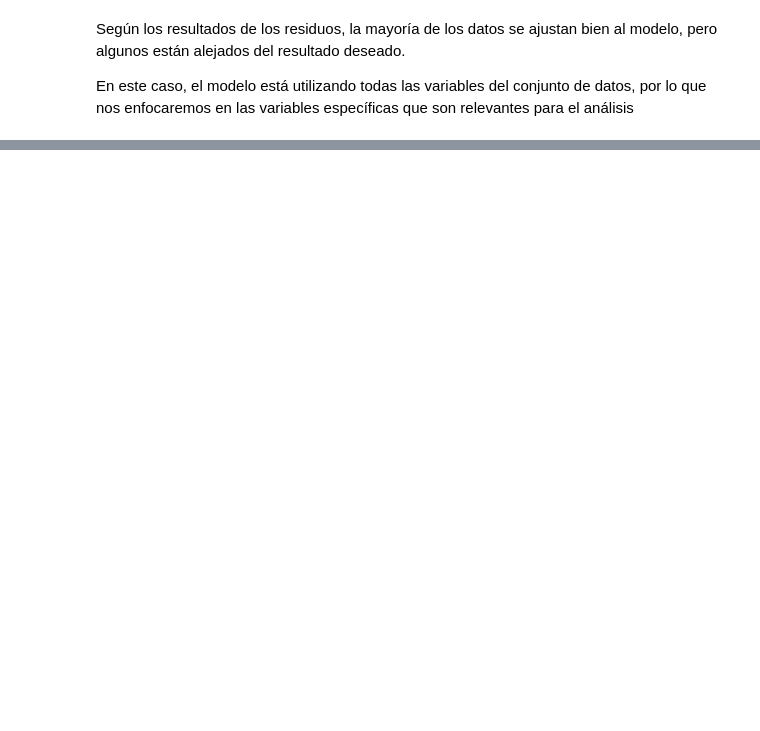
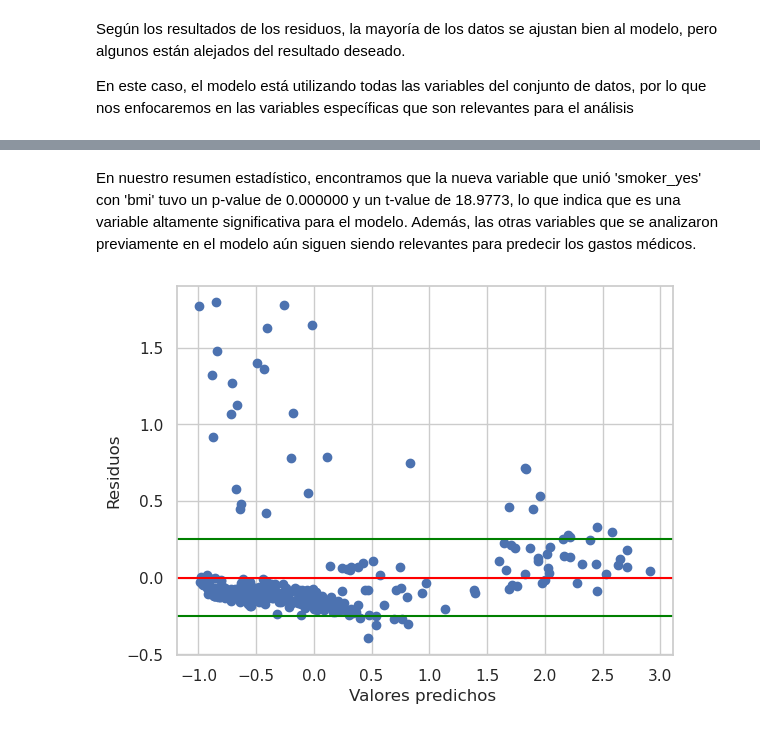
Before and after one commit to antonio-xrp/regresion-lineal, a Jupyter notebook: notebooks/0.2-antoniolml-caso-practico.ipynb, the cells around one changed output, grey strips where cells are left out. Cells and saved outputs as stored; diff of their text form; code cells hidden in the pictures; blank space fills up the shorter version.

```diff
--- a/notebooks/0.2-antoniolml-caso-practico.ipynb
+++ b/notebooks/0.2-antoniolml-caso-practico.ipynb
@@ -280,0 +327,8 @@ En este caso, el modelo está utilizando todas las variables del conjunto de dat
+# %%
+sc_inputs = StandardScaler()
+inputs_train = sc_inputs.fit_transform(inputs_train)
+inputs_test = sc_inputs.fit_transform(inputs_test)
+
+sc_target = StandardScaler()
+target_train = sc_target.fit_transform(target_train)
+target_test = sc_target.fit_transform(target_test)
@@ -280,0 +337,3 @@ En este caso, el modelo está utilizando todas las variables del conjunto de dat
+# %%
+lin_reg = LinearRegression()
+lin_reg.fit(inputs_train, target_train)
@@ -280,0 +344,3 @@ En este caso, el modelo está utilizando todas las variables del conjunto de dat
+# %%
+target_pred = lin_reg.predict(inputs_test)
+target_pred.shape
@@ -280,0 +366,4 @@ En este caso, el modelo está utilizando todas las variables del conjunto de dat
+# %%
+target_test = target_test.reshape(-1)
+print('='*16,'Summary','='*16)
+stats.summary(lin_reg, inputs_test, target_test, inputs_cols)
@@ -280,0 +388,13 @@ En este caso, el modelo está utilizando todas las variables del conjunto de dat
+# %% [markdown]
+En nuestro resumen estadístico, encontramos que la nueva variable que unió 'smoker_yes' con 'bmi' tuvo un p-value de 0.000000 y un t-value de 18.9773, lo que indica que es una variable altamente significativa para el modelo. Además, las otras variables que se analizaron previamente en el modelo aún siguen siendo relevantes para predecir los gastos médicos.
+# %%
+residuals = np.subtract(target_test, target_pred.reshape(-1))
+plt.scatter(target_pred, residuals)
+plt.axhline(0,0,color='red')
+plt.axhline(0.25,0,color='green')
+plt.axhline(-0.25,0,color='green')
+plt.xlabel('Valores predichos ')
+plt.ylabel('Residuos')
+plt.plot();
+# %% [output]
+[figure, added]
```
Also changed, not shown: parts of 56 cells of this notebook.
